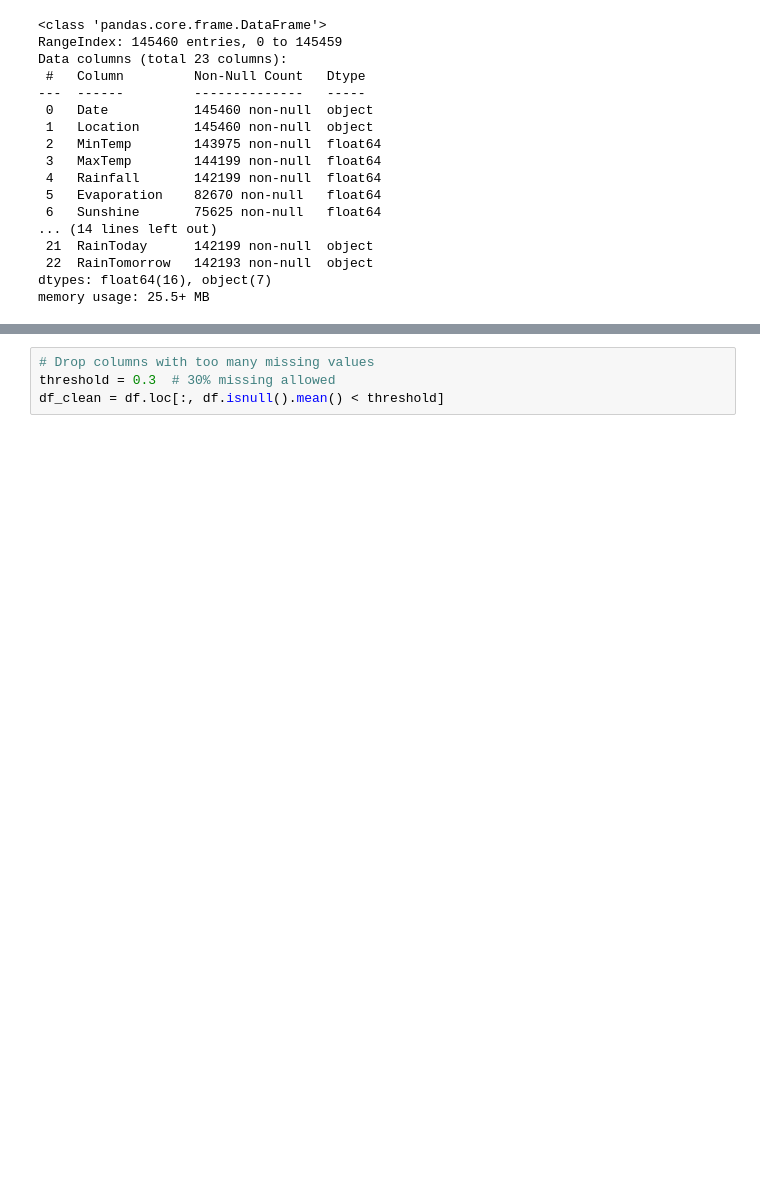
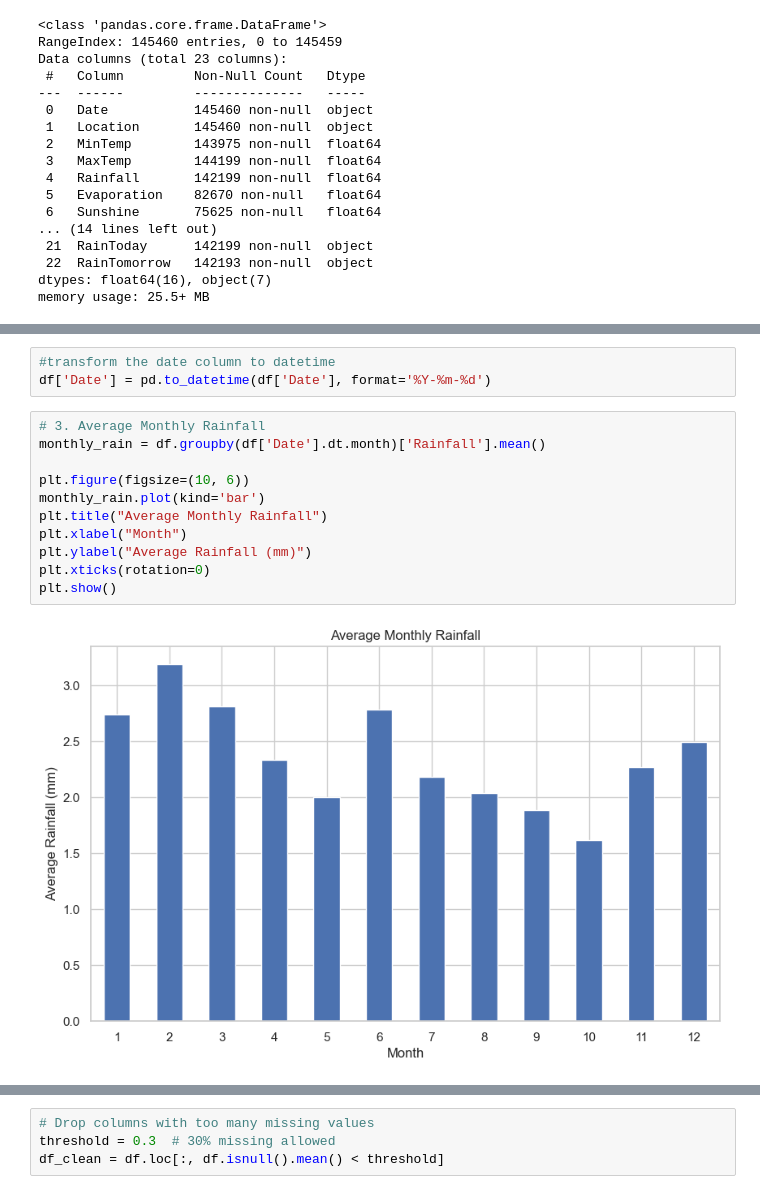
Before and after one commit to metropolisjenensis/Probabilistic-Machine-Learning_lecture-PROJECTS, a Jupyter notebook: projects/09-1AKXXXX_rain_tomorrow_prediction/notebooks/class_prediction.ipynb, the cells around one changed output, grey strips where cells are left out. Cells and saved outputs as stored; diff of their text form; blank space fills up the shorter version.

```diff
--- a/projects/09-1AKXXXX_rain_tomorrow_prediction/notebooks/class_prediction.ipynb
+++ b/projects/09-1AKXXXX_rain_tomorrow_prediction/notebooks/class_prediction.ipynb
@@ -43,0 +75,16 @@ Name: Sunshine, dtype: float64
+# %%
+#transform the date column to datetime
+df['Date'] = pd.to_datetime(df['Date'], format='%Y-%m-%d')
+# %%
+# 3. Average Monthly Rainfall
+monthly_rain = df.groupby(df['Date'].dt.month)['Rainfall'].mean()
+
+plt.figure(figsize=(10, 6))
+monthly_rain.plot(kind='bar')
+plt.title("Average Monthly Rainfall")
+plt.xlabel("Month")
+plt.ylabel("Average Rainfall (mm)")
+plt.xticks(rotation=0)
+plt.show()
+# %% [output]
+[figure, added]
```
Also changed, not shown: parts of 17 cells of this notebook, 15 other files.
